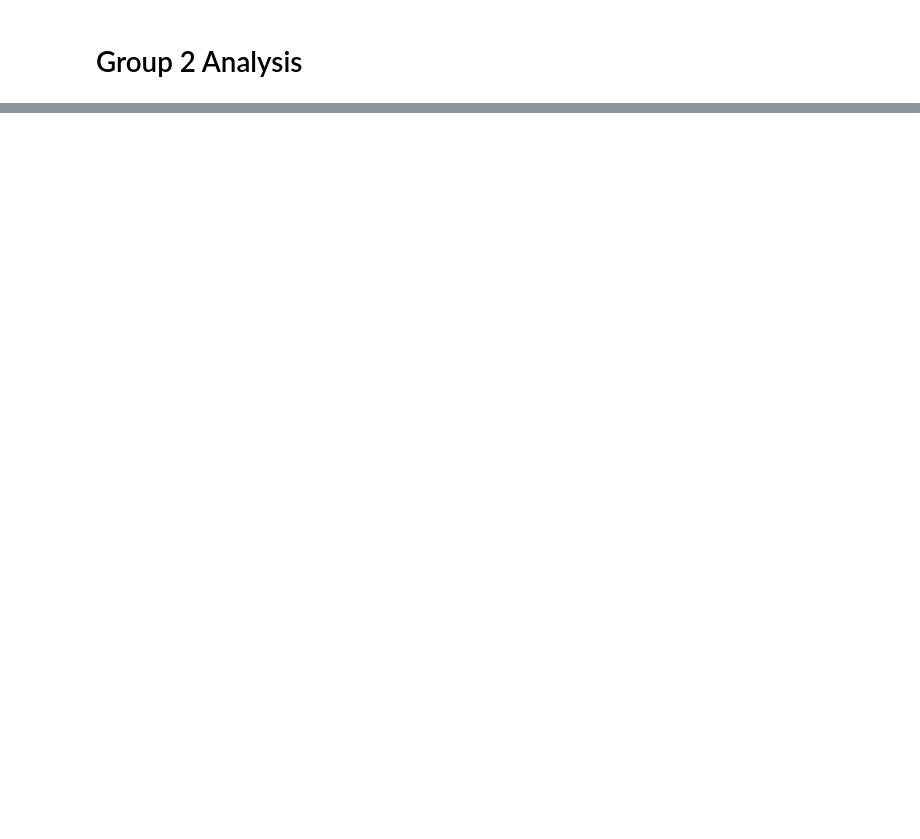
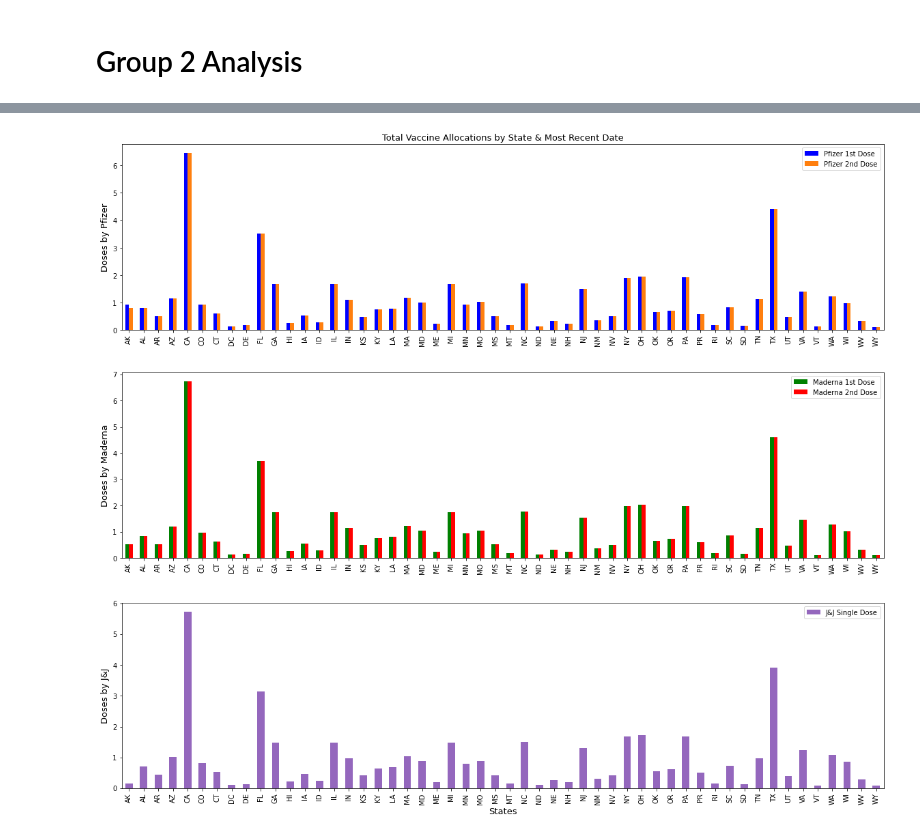
Before and after one commit to AnneNiemiec/Project_One, a Jupyter notebook: group2_analysis/data_explore_group2.ipynb, the cells around one changed output, grey strips where cells are left out. Saved outputs shown, nothing was run; the diff lists cells and outputs as text; code cells hidden in the pictures; blank space fills up the shorter version.

```diff
--- a/group2_analysis/data_explore_group2.ipynb
+++ b/group2_analysis/data_explore_group2.ipynb
@@ -104,0 +186,58 @@ census_df.head()
+# %%
+# Fig3: plot figure of Stacked Bar Plots showing Vaccine Allocations by State on latest date present in the data
+
+# * x-axis = State
+#     * Note, this is common to all 3 figures and should only be displayed on the bottom figure.
+
+# * Plot 1, y-axis:
+#     * Bar 1: Pfizer cumulative 1st dose allocation
+#     * Bar 2: Pfizer cumulative 2nd dose allocation
+# * Plot 2, y-axis:
+#     * Bar 1: Moderna cumulative 1st dose allocation
+#     * Bar 2: Moderna cumulative 2nd dose allocation
+# * Plot 3, y-axis:
+#     * Bar: Johnson & Johnson cumulative single dose allocation
+
+# * Example implementation: https://matplotlib.org/2.0.2/examples/ticks_and_spines/spines_demo.html
+
+# merging datasets
+allocation_by_state_df=vaccine_allocation_df.merge(census_df, on='state_code',how='inner')
+last_date_df=allocation_by_state_df.groupby(["state_code"]).max().reset_index()
+state_last_date=last_date_df[["state_code", "day_num"]].merge(last_date_df,on=["state_code", "day_num"],how='left')
+
+# adjusting values
+state_last_date["pfe_dose_1"]=state_last_date["pfe_dose_1"]/100000
+state_last_date["pfe_dose_2"]=state_last_date["pfe_dose_2"]/100000
+state_last_date["mrna_dose_1"]=state_last_date["mrna_dose_1"]/100000
+state_last_date["mrna_dose_2"]=state_last_date["mrna_dose_2"]/100000
+state_last_date["jnj_dose_1"]=state_last_date["jnj_dose_1"]/100000
+
+
+# # plotting (1,2,3)
+state_last_date=state_last_date.set_index("state_code")
+fig1=state_last_date[["pfe_dose_1","pfe_dose_2"]].plot(kind='bar', figsize=(20,5),color={'pfe_dose_1': 'b', 'pfe_dose_2':'tab:orange'})
+fig2=state_last_date[["mrna_dose_1","mrna_dose_2"]].plot(kind='bar',color={'mrna_dose_1': 'g', 'mrna_dose_2':'r'},figsize=(20,5))
+fig3=state_last_date[["jnj_dose_1"]].plot(kind='bar',color="tab:purple",figsize=(20,5))
+
+
+# formatting labels, title
+fig1.set_title("Total Vaccine Allocations by State & Most Recent Date",fontsize=13)
+fig3.set_xlabel("States", fontsize=13)
+fig1.set_ylabel("Doses by Pfizer",fontsize=13)
+fig2.set_ylabel("Doses by Maderna",fontsize=13)
+fig3.set_ylabel("Doses by J&J",fontsize=13)
+fig1.set_xlabel("")
+fig2.set_xlabel("")
+legend=plt.legend()
+
+#formatting legends
+fig1.legend(["Pfizer 1st Dose", "Pfizer 2nd Dose"])
+fig2.legend(["Maderna 1st Dose", "Maderna 2nd Dose"])
+fig3.legend(["J&J Single Dose"])
+plt.show()
+
+plt.savefig("cummulative_allocations_state.png")
+# %% [output]
+[figure, added]
+[figure, added]
+[figure, added]
```
Also changed, not shown: parts of 8 cells of this notebook, 1 other file.
